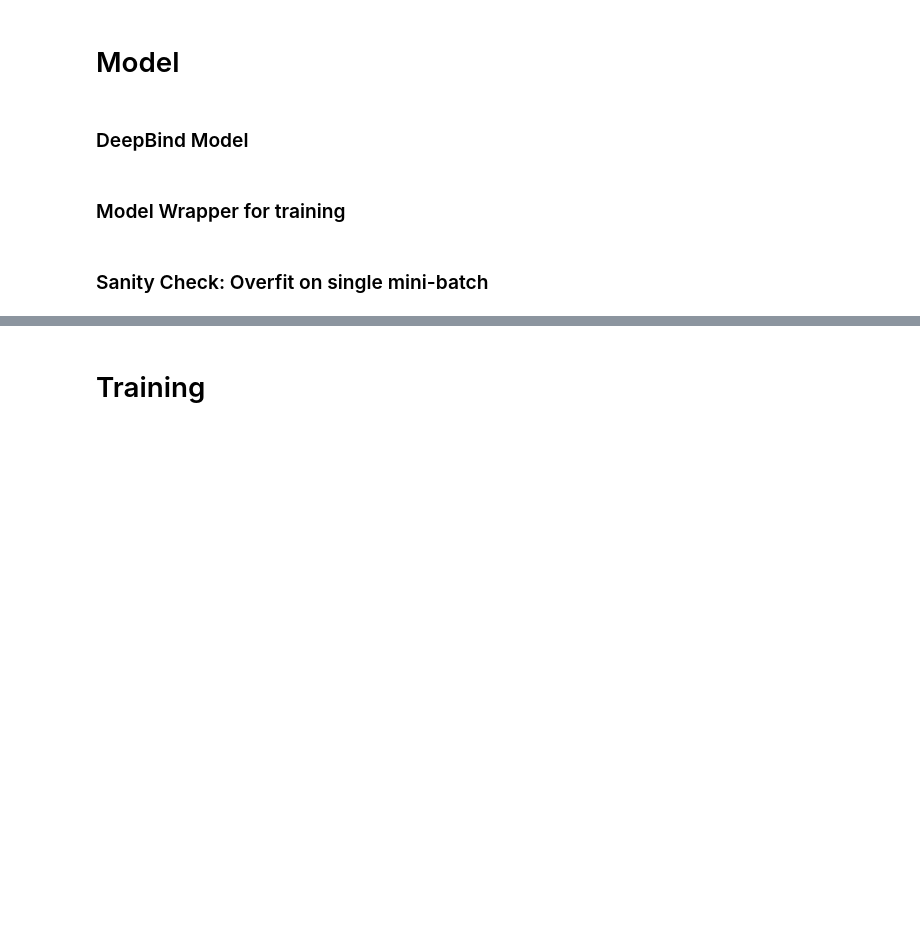
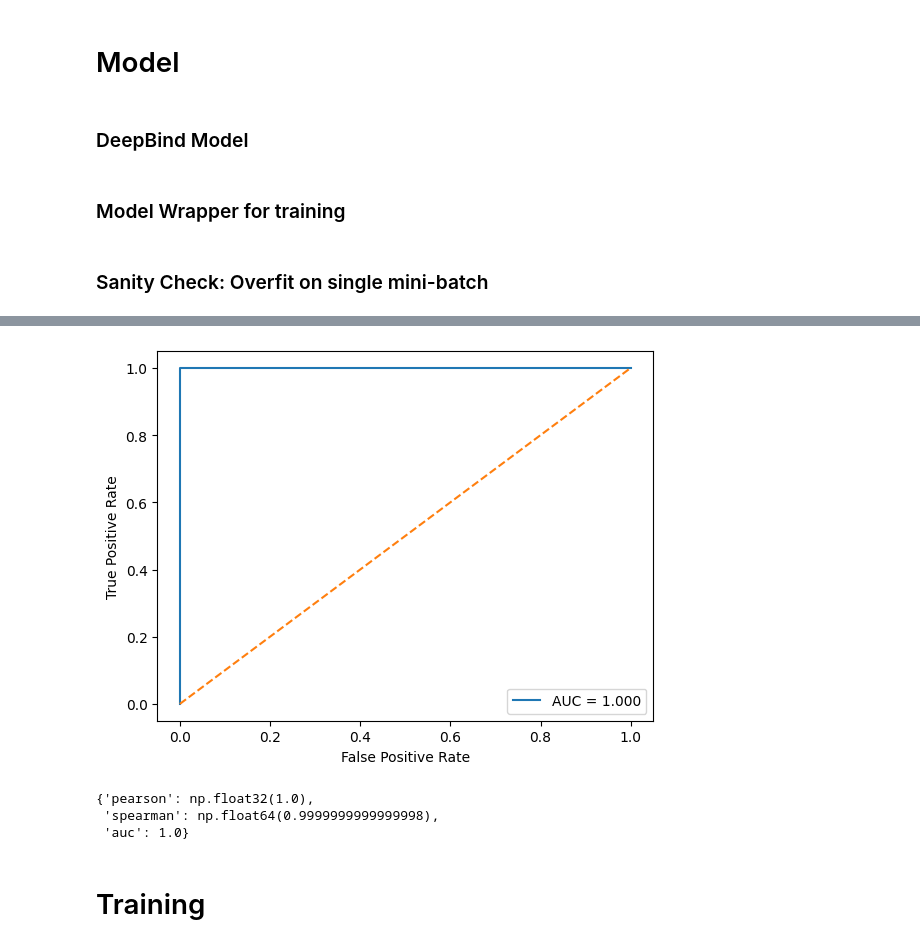
Before and after one commit to vvaza22/compbio-final, a Jupyter notebook: DeepBind_Baseline.ipynb, the cells around one changed output, grey strips where cells are left out. Drawn from its saved outputs; the diff is of its cells as text; code cells hidden in the pictures; blank space fills up the shorter version.

```diff
--- a/DeepBind_Baseline.ipynb
+++ b/DeepBind_Baseline.ipynb
@@ -209,5 +284,14 @@ x.shape, target.shape
 # %%
 test_dataset = SeqDataset(df_test)
-x_test = torch.stack([x for x, y in test_dataset])
-y_test = torch.tensor([y for x, y in test_dataset], dtype=torch.float32)
+
+xs, ys, labels = [], [], []
+
+for x, y, label in train_dataset:
+    xs.append(x)
+    ys.append(y)
+    labels.append(label)
+
+x_test = torch.stack(xs)
+y_test = torch.tensor(ys, dtype=torch.float32)
+label_test = torch.tensor(labels)
 # %%
@@ -272,6 +356,8 @@ class DeepBind(nn.Module):
 ### Model Wrapper for training
 # %%
 from scipy.stats import pearsonr, spearmanr
+from sklearn.metrics import roc_curve, auc
+import matplotlib.pyplot as plt
 
 class ModelWrapper:
     def __init__(self, m):
@@ -302,26 +388,37 @@ class ModelWrapper:
         pred = pred.detach().cpu().numpy()
         return pred
 
-    def evaluate(self, x, y_true):
+    def evaluate(self, x, y_true, label_true):
         y_pred = self.predict(x)
+
+        fpr, tpr, thresholds = roc_curve(label_true, y_pred)
+        roc_auc = auc(fpr, tpr)
 
         pearson_corr, _ = pearsonr(y_true, y_pred)
         spearman_corr, _ = spearmanr(y_true, y_pred)
 
+        plt.plot(fpr, tpr, label=f"AUC = {roc_auc:.3f}")
+        plt.plot([0, 1], [0, 1], linestyle='--')
+        plt.xlabel("False Positive Rate")
+        plt.ylabel("True Positive Rate")
+        plt.legend()
+        plt.show()
+
         return {
             'pearson': pearson_corr,
             'spearman': spearman_corr,
+            'auc': roc_auc,
         }
 
     def train_one_epoch(self, loader):
         epoch_loss = 0
-        for i, (x, y) in enumerate(tqdm(loader)):
+        for i, (x, y, label) in enumerate(tqdm(loader)):
             epoch_loss += self.train_step(x, y)
         epoch_loss = epoch_loss / len(loader)
         return epoch_loss
 # %% [markdown]
 ### Sanity Check: Overfit on single mini-batch
 # %%
-x, y = next(iter(train_loader))
-x.shape, y.shape
+x, y, label = next(iter(train_loader))
+x.shape, y.shape, label.shape
 # %% [output]
@@ -329,5 +426,5 @@ x.shape, y.shape
 # %%
-m_sanity = DeepBindShallow(num_motif_detectors=NUM_MOTIF_DETECTORS, motif_len=MOTIF_LEN)
+m_sanity = DeepBind(num_motif_detectors=NUM_MOTIF_DETECTORS, motif_len=MOTIF_LEN)
 # %%
 mw_sanity = ModelWrapper(m_sanity)
 # %%
@@ -371,3 +470,10 @@ fc.bias 0.187648743391037
+# %%
+mw_sanity.evaluate(x, y, label)
+# %% [output]
+[figure, added]
+{'pearson': np.float32(1.0),
+ 'spearman': np.float64(0.9999999999999998),
+ 'auc': 1.0}
 # %% [markdown]
 # Training
 # %%
```
Also changed, not shown: parts of 24 cells of this notebook.
